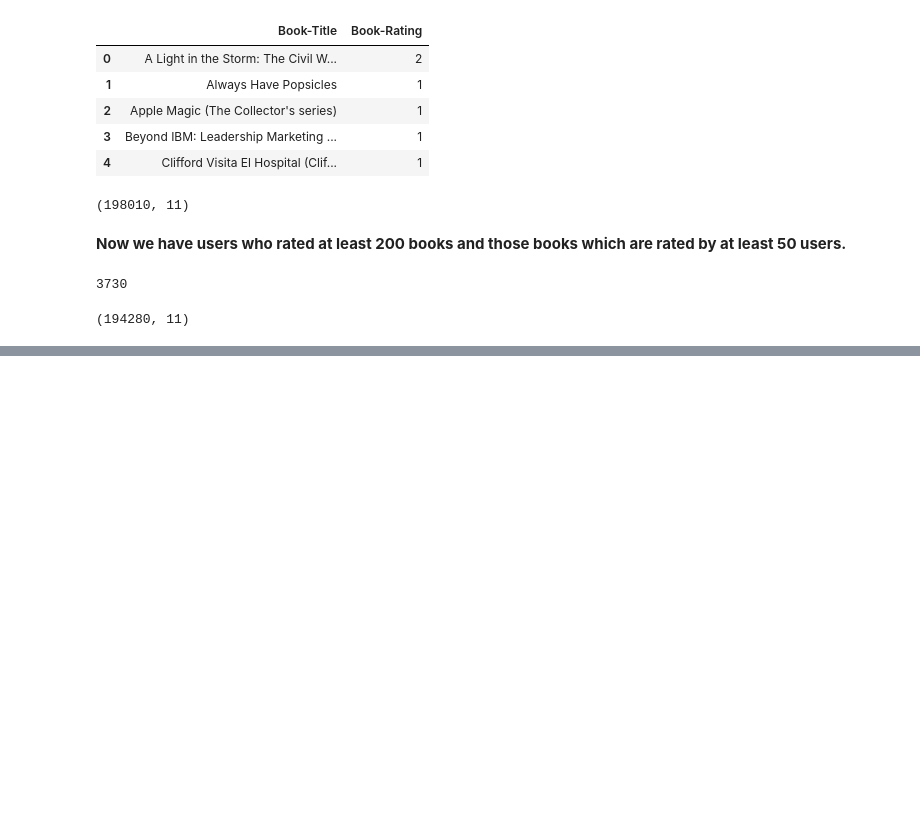
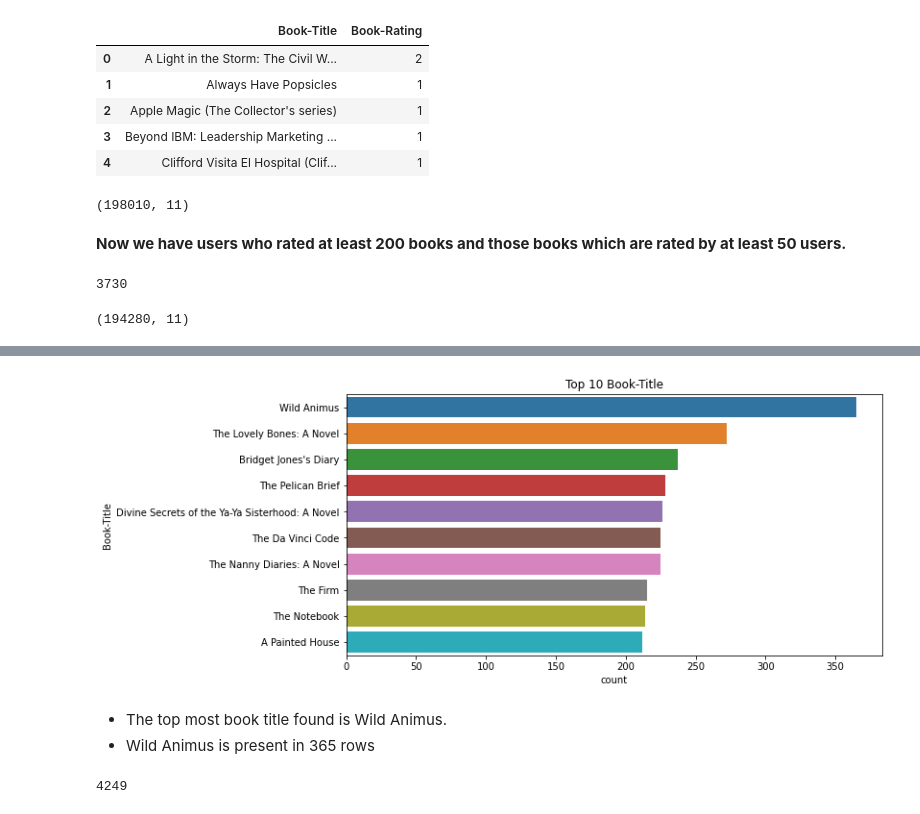
Before and after one commit to SwenFereira/-Book-Recommendation-System, a Jupyter notebook: Final_Copy_of_Swen_Fereira_Book_Recommendation_System.ipynb, the cells around one changed output, grey strips where cells are left out. Cells and saved outputs as stored; diff of their text form; code cells hidden in the pictures; blank space fills up the shorter version.

```diff
--- a/Final_Copy_of_Swen_Fereira_Book_Recommendation_System.ipynb
+++ b/Final_Copy_of_Swen_Fereira_Book_Recommendation_System.ipynb
@@ -376,0 +394,16 @@ df.sample(5)
+# %%
+# Top 10 Books
+plt.figure(figsize=(10,5))
+sns.countplot(y='Book-Title',data=df, order=pd.value_counts(df['Book-Title']).iloc[:10].index)
+plt.title('Top 10 Book-Title')
+plt.show()
+# %% [output]
+[figure, added]
+# %% [markdown]
+- The top most book title found is Wild Animus.
+- Wild Animus is present in 365 rows
+# %%
+# unique Authors count
+df['Book-Author'].nunique()
+# %% [output]
+4249
```
Also changed, not shown: parts of 15 cells of this notebook.
